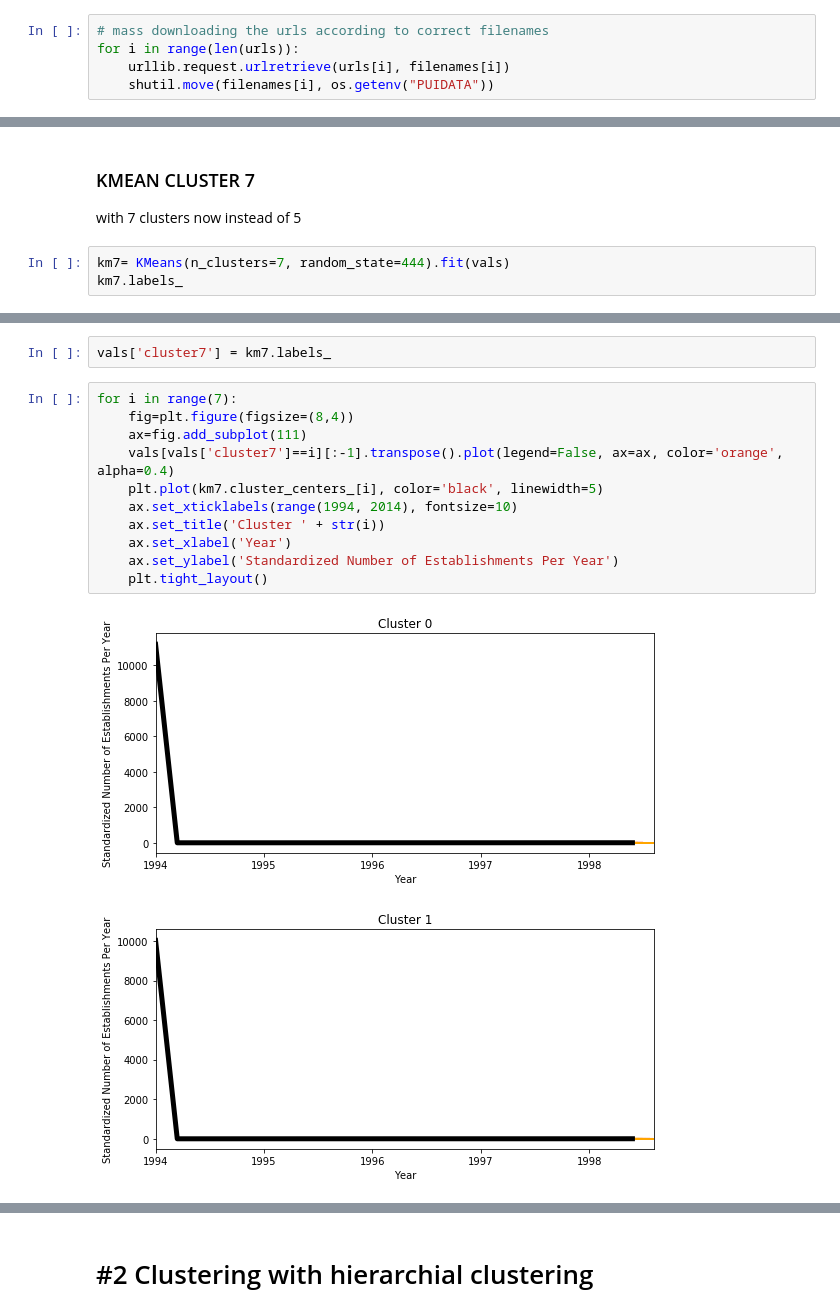
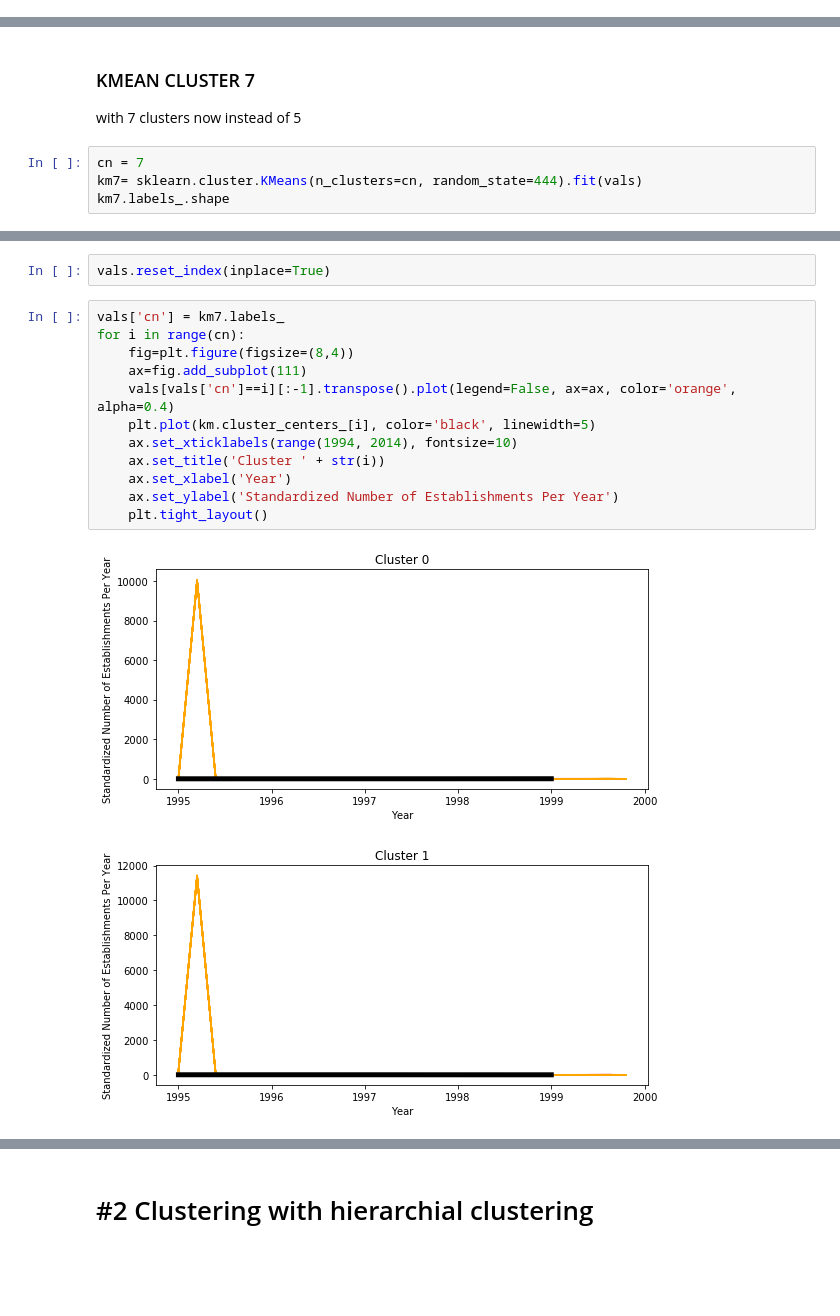
Before and after one commit to qygoh/PUI2018_qg412, a Jupyter notebook: HW12_qg412/Assignment2.ipynb, the cells around one changed output, grey strips where cells are left out. Cells and saved outputs as stored; diff of their text form; blank space fills up the shorter version.

```diff
--- a/HW12_qg412/Assignment2.ipynb
+++ b/HW12_qg412/Assignment2.ipynb
@@ -100,8 +101,3 @@ filenames
  'zbp97totals.zip',
  'zbp98totals.zip',
  'zbp99totals.zip']
-# %%
-# mass downloading the urls according to correct filenames
-for i in range(len(urls)):
-    urllib.request.urlretrieve(urls[i], filenames[i])
-    shutil.move(filenames[i], os.getenv("PUIDATA"))
@@ -479,6 +479,7 @@ Figure 3: Chloropleth of cluster centers for 5 k-means clusters of business patt
 
 with 7 clusters now instead of 5
 # %%
-km7= KMeans(n_clusters=7, random_state=444).fit(vals)
-km7.labels_
+cn = 7
+km7= sklearn.cluster.KMeans(n_clusters=cn, random_state=444).fit(vals)
+km7.labels_.shape
 # %% [output]
@@ -495,16 +487,17 @@ array([1, 1, 1, 1, 1, 1, 1, 1, 1, 1, 1, 1, 1, 1, 1, 1, 1, 1, 1, 1, 1, 1, 1,
-# %%
-vals['cluster7'] = km7.labels_
+# %%
+vals.reset_index(inplace=True)
 # %%
-for i in range(7):
+vals['cn'] = km7.labels_
+for i in range(cn):
     fig=plt.figure(figsize=(8,4))
     ax=fig.add_subplot(111)
-    vals[vals['cluster7']==i][:-1].transpose().plot(legend=False, ax=ax, color='orange', alpha=0.4)
-    plt.plot(km7.cluster_centers_[i], color='black', linewidth=5)
+    vals[vals['cn']==i][:-1].transpose().plot(legend=False, ax=ax, color='orange', alpha=0.4)
+    plt.plot(km.cluster_centers_[i], color='black', linewidth=5)
     ax.set_xticklabels(range(1994, 2014), fontsize=10)
     ax.set_title('Cluster ' + str(i))
     ax.set_xlabel('Year')
     ax.set_ylabel('Standardized Number of Establishments Per Year')
     plt.tight_layout()
 # %% [output]
-[figure, old version]
+[figure, new version]
-[figure, old version]
+[figure, new version]
```
Also changed, not shown: parts of 19 cells of this notebook, 1 other file.
